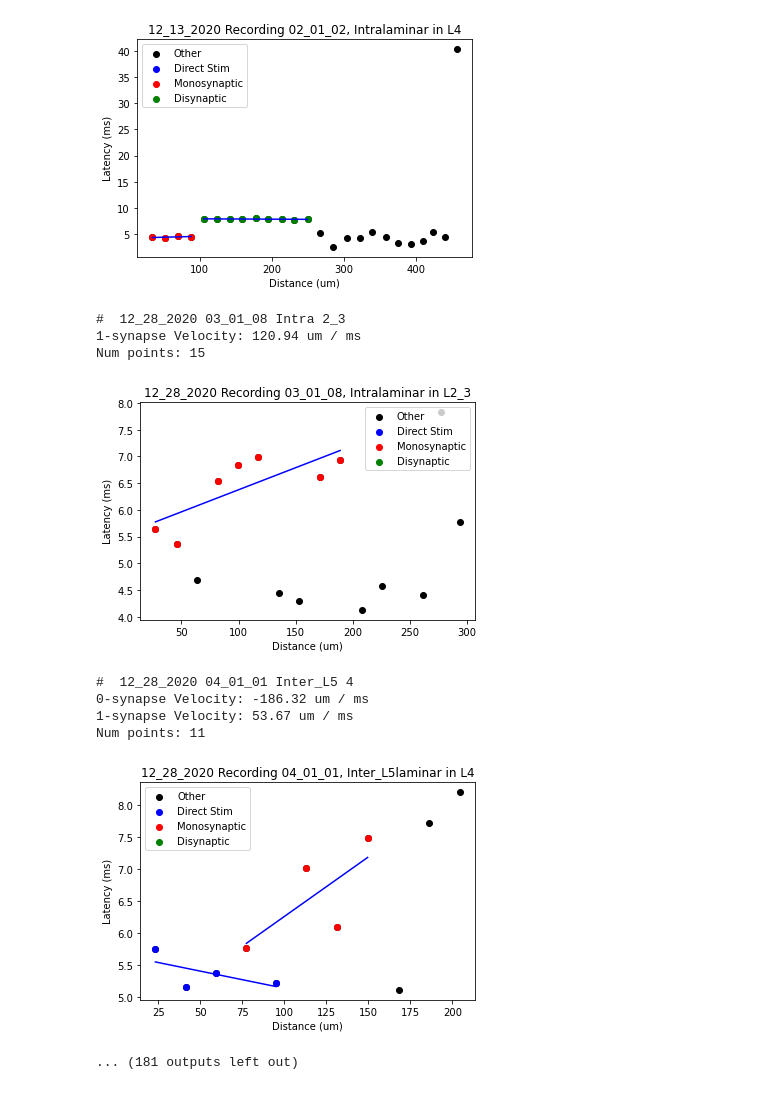
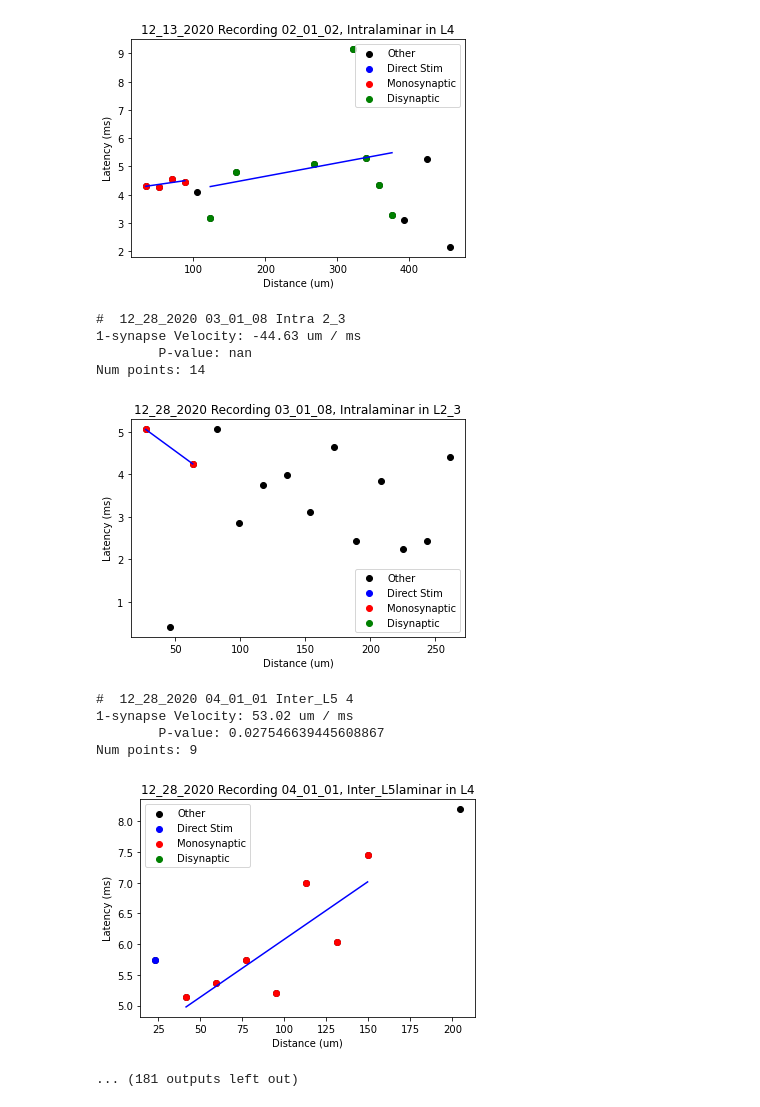
Before and after one commit to john-judge/TSM-to-ZDA, a Jupyter notebook: ConductionVelocity.ipynb, the cells around one changed output. Saved outputs shown, nothing was run; the diff lists cells and outputs as text; code cells hidden in the pictures.

Commit message:
added significance test filter to conduction velocity script

```diff
--- a/ConductionVelocity.ipynb
+++ b/ConductionVelocity.ipynb
@@ -164,5 +37,14 @@ synapse_count_map = {
 # %%
 # Fill in more of synapse_count_map from file
+synaptic_column = "Synaptic"
+latency_column = 'Latency_Mono_Raw'
+run_Kate_numbers = True
+
+synapse_count_map = {}
+if run_Kate_numbers:
+    synaptic_column = "Kate's Synaptic"
+    latency_column = "Kate's Mono Latency"
+
 filename_combined = dir_name + '/raw_velocity_data_JJ_KS_compare.csv'
 df_combined = pd.read_csv(filename_combined)
 df_combined = pd.DataFrame(df_combined, columns=['Date', 'Slice_Loc_Run',
@@ -182,15 +64,15 @@ for date in df_combined.Date.unique():
                     synapse_count_map[plot_key] = {0: [], 1: [], 2:[]}
                     for idx, row in cv_subset.iterrows():
                         roi_id_0 = int(row['ROI_Id']) - 1
-                        if type(row['Synaptic']) == str:
+                        if type(row[synaptic_column]) == str:
 
-                            if "Mono" in row['Synaptic']:
+                            if "Mono" in row[synaptic_column]:
                                 print(roi_id_0, 1)
                                 synapse_count_map[plot_key][1].append(roi_id_0)
-                            elif "Disyn" in row['Synaptic']:
+                            elif "Disyn" in row[synaptic_column]:
                                 print(roi_id_0, 2)
                                 synapse_count_map[plot_key][2].append(roi_id_0)
-                            elif "Dir" in row['Synaptic']:
+                            elif "Dir" in row[synaptic_column]:
                                 print(roi_id_0, 0)
                                 synapse_count_map[plot_key][0].append(roi_id_0)
 # %% [output]
@@ -214,15 +96,15 @@ for date in df_combined.Date.unique():
 # %%
 # load original CSV
 
-df = pd.read_csv(filename)
-df = pd.DataFrame(df, columns=['Date', 'Age_Days', 'Sex', 'Tx', 'Slice_Loc_Run',
-                              'Trial_x_Time', 'Stim_Intensity', 'Cx', 'n_Pulses',
-                              'Stim_Layer', 'Laminar', 'ROI_Id', 'SNR',
-                               'Latency_Mono_Raw', 'Distance'])
+#df = pd.read_csv(filename)
+#df = pd.DataFrame(df, columns=['Date', 'Age_Days', 'Sex', 'Tx', 'Slice_Loc_Run',
+#                              'Trial_x_Time', 'Stim_Intensity', 'Cx', 'n_Pulses',
+#                              'Stim_Layer', 'Laminar', 'ROI_Id', 'SNR',
+#                               'Latency_Mono_Raw', 'Distance'])
 
 df = df_combined
 
-df['Latency_Calc'] = df['Latency_Mono_Raw'] - 46.0  # 46 ms is stim time
+df['Latency_Calc'] = df[latency_column] - 46.0  # 46 ms is stim time
 df.drop(df[df['Latency_Calc'] <= 0].index, inplace=True)  # negative values are non-physical
 
 # 6 um per pixel on new rig (see https://github.com/john-judge/TSM-to-ZDA/issues/12)
@@ -273,21 +155,41 @@ for date in df.Date.unique():
                             if dist.size > 1:
                                 regr = linear_model.LinearRegression()
                                 regr.fit(dist, latency)
+                                params = np.append(regr.intercept_, regr.coef_)
                                 y_pred = regr.predict(dist)
-                                velocity = round(1/ regr.coef_[0][0], 5)
+                                velocity = round(1 / regr.coef_[0][0], 5)
                                 reg_lines.append([dist, y_pred, velocity, i_synap])
-                                vel_key = laminar_val + " " + layer_val
-                                if vel_key not in velocity_measurements:
-                                    velocity_measurements[vel_key] = {}
-                                if i_synap not in velocity_measurements[vel_key]:
-                                    velocity_measurements[vel_key][i_synap] = []
-                                velocity_measurements[vel_key][i_synap].append(velocity)
+
+                                # statistical significance analysis
+                                #define predictor and response variables
+                                y = syn_cv_subset['Latency_Calc']
+                                x = syn_cv_subset['Distance']
+
+                                #add constant to predictor variables
+                                x = sm.add_constant(x)
+
+                                #fit linear regression model
+                                model = sm.OLS(y, x).fit()
+
+                                pvalue = model.pvalues.loc['Distance']
+                                # print(model.summary())
+
+                                is_significant_correlation = (pvalue < 0.05)
+
+                                if is_significant_correlation:
+                                    vel_key = laminar_val + " " + layer_val
+                                    if vel_key not in velocity_measurements:
+                                        velocity_measurements[vel_key] = {}
+                                    if i_synap not in velocity_measurements[vel_key]:
+                                        velocity_measurements[vel_key][i_synap] = []
+                                    velocity_measurements[vel_key][i_synap].append(velocity)
 
                         plt.legend(["Other","Direct Stim", "Monosynaptic", "Disynaptic"])
                         for rl in reg_lines:
                             dist, y_pred, velocity, i_synap = rl
                             plt.plot(dist, y_pred, c='b')
                             print(str(i_synap) + "-synapse Velocity:", round(velocity, 2), "um / ms")
+                            print("\tP-value:", pvalue)
                     else:
                         unplotted_plot_keys.append(plot_key)
 
@@ -325,13 +235,14 @@ Num points: 25
-[figure, old version]
+[figure, new version]
 #  12_28_2020 03_01_08 Intra 2_3
-1-synapse Velocity: 120.94 um / ms
-Num points: 15
+1-synapse Velocity: -44.63 um / ms
+        P-value: nan
+Num points: 14
-[figure, old version]
+[figure, new version]
 #  12_28_2020 04_01_01 Inter_L5 4
-0-synapse Velocity: -186.32 um / ms
-1-synapse Velocity: 53.67 um / ms
-Num points: 11
+1-synapse Velocity: 53.02 um / ms
+        P-value: 0.027546639445608867
+Num points: 9
-[figure, old version]
+[figure, new version]
 ... (181 outputs left out)
 # %%
 # plots of velocity measurements
```
Also changed, not shown: parts of 6 cells of this notebook, 6 other files.
